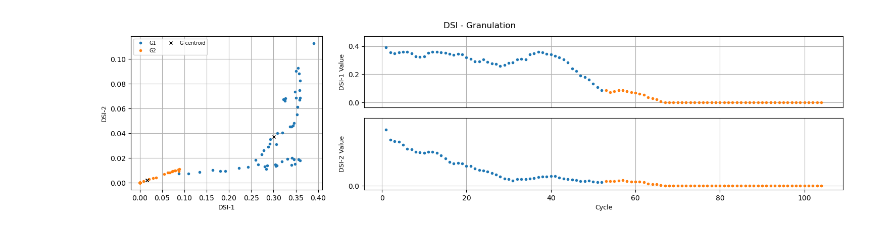
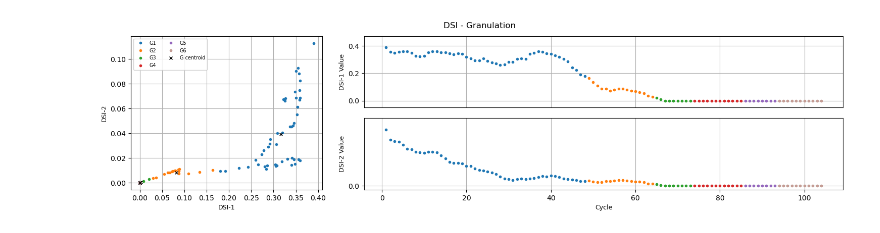
Before and after one commit to cduartes0203/Batteries_Prognostics, a Jupyter notebook: test_AutoCloudPred_R01.ipynb, the cells around one changed output. Saved outputs shown, nothing was run; the diff lists cells and outputs as text; code cells hidden in the pictures.

```diff
--- a/test_AutoCloudPred_R01.ipynb
+++ b/test_AutoCloudPred_R01.ipynb
@@ -98,26 +96,0 @@ ValueError: shapes (134,30) and (134,30) not aligned: 30 (dim 1) != 134 (dim 0)
-# %%
-init = (st+nRS)
-df_RS = (pd.read_csv(os.path.join(dir_rs,brng)).abs()).iloc[:,:-1]
-df_HI = (pd.read_csv(os.path.join(dir_hi,brng)).abs()).iloc[:,-1:]
-if drop: df_RS = df_RS.drop(columns='Y')
-RS = process_RS(df_RS,nRS)
-HI = process_HI(df_HI,nHI=nHI,init=init)
-xS,yS,zS = RS[st:-2], HI[:-1], HI[1:]
-
-teda=AutoCloud(m=m, nS=len(xS[0]), nI=len(yS[0]), nR=nR, nO=len(yS[0]),
-                            ηS= [N1, N2, N3], tau=tau, decay=D,eol=0.2,
-                            fator=1,st=init,end=len(df_RS)-init,wta=True,ep=0.1)
-
-for j,_ in enumerate(xS[:]):
-    x,y,z= xS[j],yS[j],zS[j]
-    teda.run(x)
-    #teda.adapt(y,z)
-    #teda.RUL_uncertainty(y,z)
-    #teda.AddRUL()
-
-#plot_2series(x1=teda.cycleP,x2=teda.cycleP,y1=teda.rulR,y2=teda.rulP, title=brng,s1='True',s2='Pred')
-plot_DSI2(teda,ftrs=2,title='DSI - Granulation',ncol=2)
-#plot_series(series=[[x,x,x,x],[yL,yP,yU,yR]],names=['L','P','U','R'],show=False)
-#plot_RUL_CI(teda,startX=20,endX=120,endY=165)
-# %% [output]
-[figure, removed]
@@ -208,0 +97,26 @@ print('Erro:', study.best_value, 'parameters: ', Mp2)
+# %%
+init = (st+nRS)
+df_RS = (pd.read_csv(os.path.join(dir_rs,brngs1[0])).abs()).iloc[:,:-1]
+df_HI = (pd.read_csv(os.path.join(dir_hi,brngs1[0])).abs()).iloc[:,-1:]
+if drop: df_RS = df_RS.drop(columns='Y')
+RS = process_RS(df_RS,nRS)
+HI = process_HI(df_HI,nHI=nHI,init=init)
+xS,yS,zS = RS[st:-2], HI[:-1], HI[1:]
+
+teda=AutoCloud(m=m, nS=len(xS[0]), nI=len(yS[0]), nR=nR, nO=len(yS[0]),
+                            ηS= [N1, N2, N3], tau=tau, decay=D,eol=0.2,
+                            fator=1,st=init,end=len(df_RS)-init,wta=True,ep=0.1)
+
+for j,_ in enumerate(xS[:]):
+    x,y,z= xS[j],yS[j],zS[j]
+    teda.run(x)
+    #teda.adapt(y,z)
+    #teda.RUL_uncertainty(y,z)
+    #teda.AddRUL()
+
+#plot_2series(x1=teda.cycleP,x2=teda.cycleP,y1=teda.rulR,y2=teda.rulP, title=brng,s1='True',s2='Pred')
+plot_DSI2(teda,ftrs=2,title='DSI - Granulation',ncol=2)
+#plot_series(series=[[x,x,x,x],[yL,yP,yU,yR]],names=['L','P','U','R'],show=False)
+#plot_RUL_CI(teda,startX=20,endX=120,endY=165)'''
+# %% [output]
+[figure, added]
```
Also changed, not shown: parts of 5 cells of this notebook, 3 other files.
